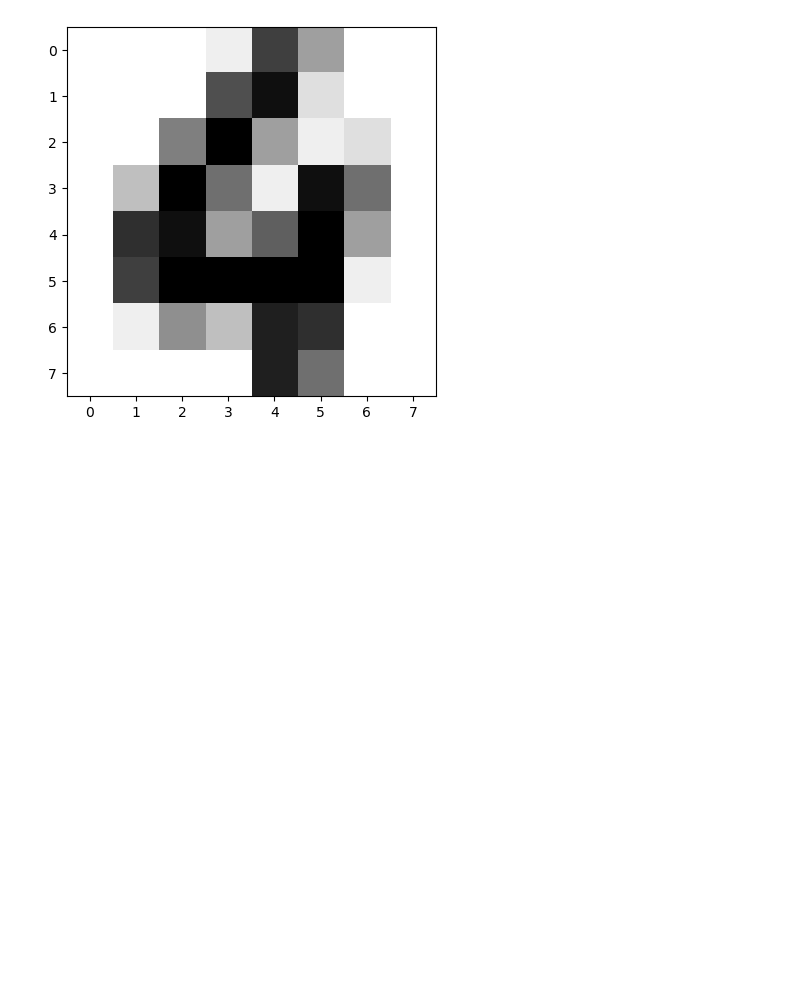
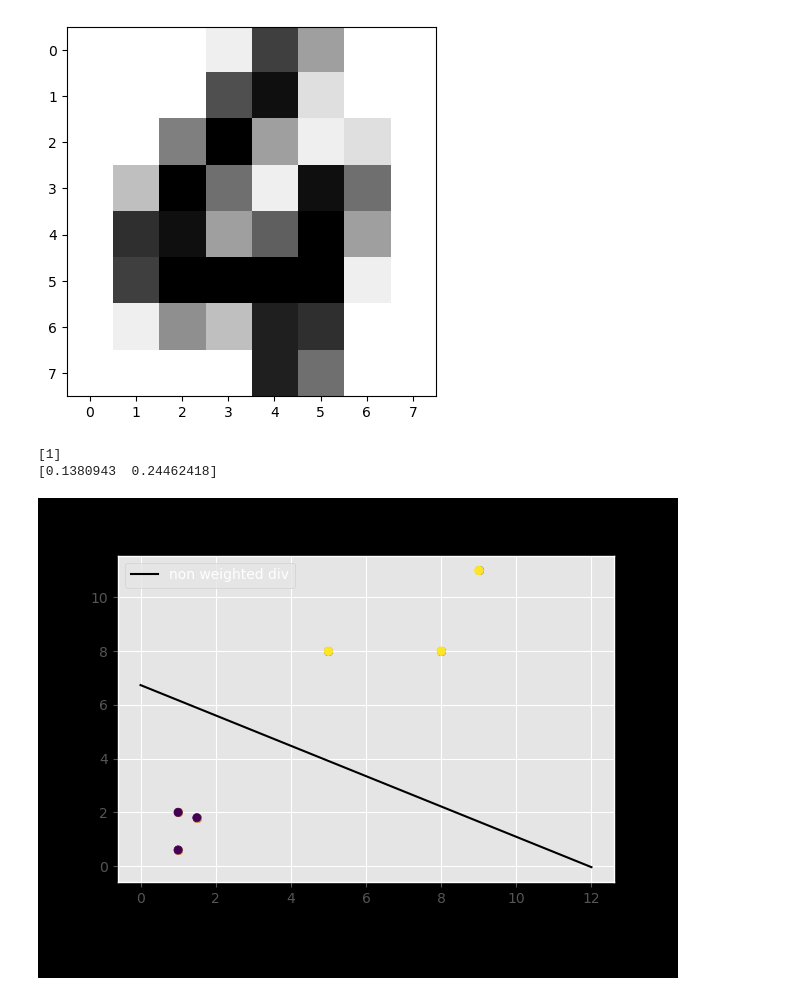
Before and after one commit to riadbettole/ML_predict-stocks, a Jupyter notebook: sentdex01.ipynb, the cells around one changed output. Drawn from its saved outputs; the diff is of its cells as text; code cells hidden in the pictures; blank space fills up the shorter version.

```diff
--- a/sentdex01.ipynb
+++ b/sentdex01.ipynb
@@ -44,6 +44,47 @@ plt.imshow(digits.images[nbr], cmap=plt.cm.gray_r, interpolation="nearest")
 Prediction: [3]
 <matplotlib.image.AxesImage at 0x...>
 [figure]
+# %%
+import numpy as np
+import matplotlib.pyplot as plt
+from sklearn import svm
+from matplotlib import style
+style.use("ggplot")
+
+x = [1, 5, 1.5, 8, 1, 9]
+y = [2, 8, 1.8, 8, 0.6, 11]
+
+X = np.array([[1,2],
+            [5,8],
+            [1.5,1.8],
+            [8,8],
+            [1,0.6],
+            [9,11]])
+
+y = [0,1,0,1,0,1]
+
+clf = svm.SVC(kernel='linear', C=1.0)
+clf.fit(X,y)
+
+print(clf.predict([[10, 10]]))
+
+w = clf.coef_[0]
+print(w)
+
+a = -w[0] / w[1]
+
+xx = np.linspace(0,12)
+yy = a *  xx - clf.intercept_[0] / w[1]
+
+h0 = plt.plot(xx, yy, 'k-', label="non weighted div")
+
+plt.scatter(X[:,0], X[:, 1], c = y)
+plt.legend()
+plt.show()
+# %% [output]
+[1]
+[0.1380943  0.24462418]
+[figure, added]
 # %%
 import pandas as pd
 import os
```
Also changed, not shown: parts of 16 cells of this notebook, 9 other files.
